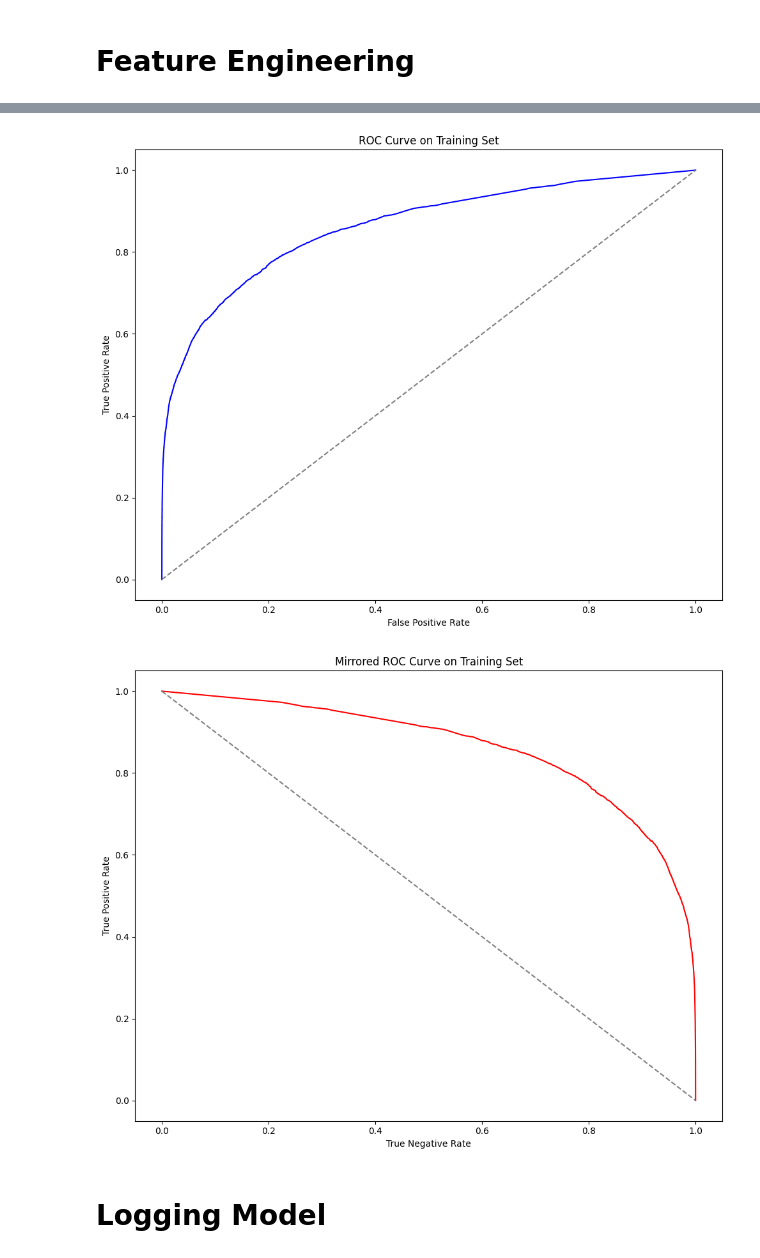
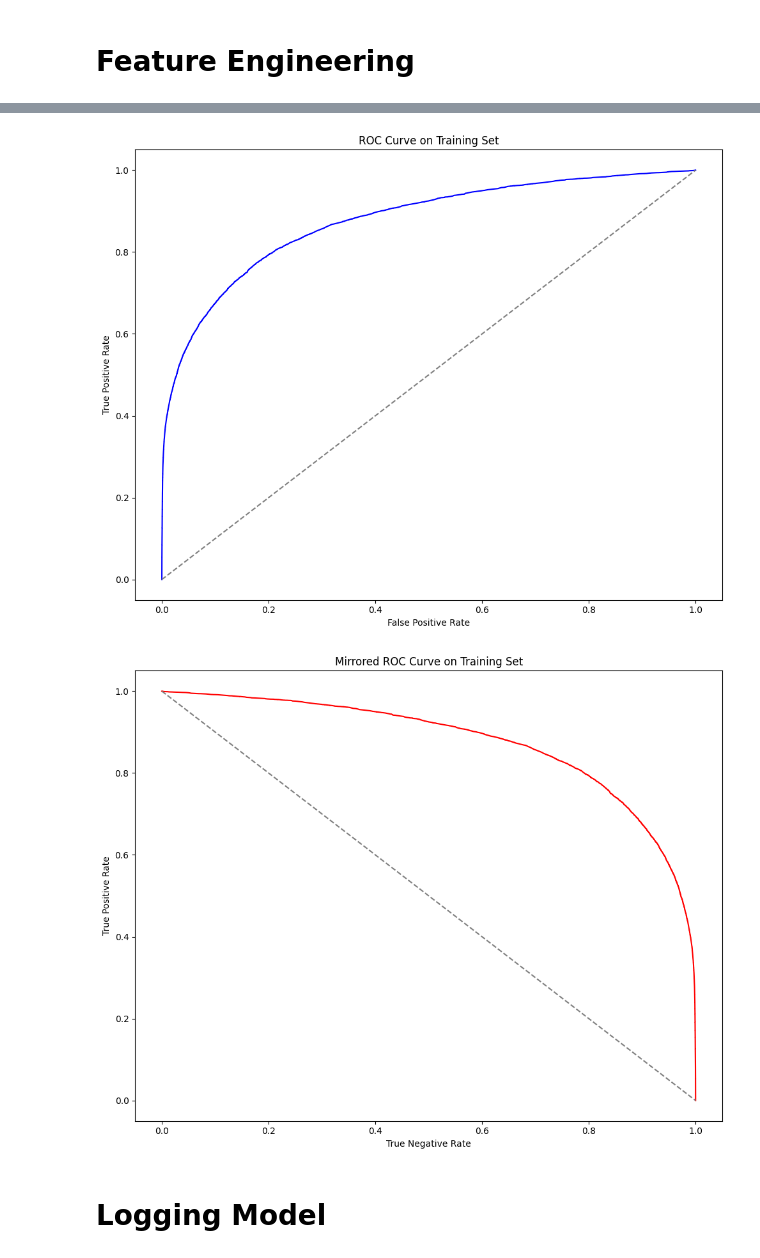
Before and after one commit to vvaza22/ml-assignment-2, a Jupyter notebook: model_experiment_GradientBoost.ipynb, the cells around one changed output, grey strips where cells are left out. Cells and saved outputs as stored; diff of their text form; code cells hidden in the pictures.

```diff
--- a/model_experiment_GradientBoost.ipynb
+++ b/model_experiment_GradientBoost.ipynb
@@ -135,7 +170,7 @@ class FillNAWithMedian(BaseEstimator, TransformerMixin):
 import category_encoders
 
 # Find every categorical feature in the data
-cat_feats = [feat for feat in X.columns if X[feat].dtype == "object"]
+cat_feats = [feat for feat in X_total.columns if X_total[feat].dtype == "object"]
 
 # Create woe encoder for the features
 woe_encoder = category_encoders.WOEEncoder(cols=cat_feats)
@@ -144,3 +240,11 @@ woe_encoder = category_encoders.WOEEncoder(cols=cat_feats)
+# %%
+# Specify parameters to try using GridSearch
+param_grid = {
+    "classifier__max_depth": [3],
+    "classifier__n_estimators": [30],
+    "classifier__learning_rate": [0.1, 0.5, 1, 1.5],
+    "classifier__max_features": [10, 20, 30]
+}
 # %%
 from sklearn.pipeline import Pipeline
 from sklearn.preprocessing import StandardScaler
@@ -165,10 +264,3 @@ def create_pipeline():
-# %%
-# Specify parameters to try using GridSearch
-param_grid = {
-    "classifier__max_depth": [3],
-    "classifier__n_estimators": [30],
-    "classifier__learning_rate": [0.1]
-}
 # %%
 from sklearn.model_selection import GridSearchCV, StratifiedKFold
 
@@ -178,4 +269,4 @@ pipeline = create_pipeline()
 grid_search = GridSearchCV(pipeline, param_grid, cv=kfold, scoring='roc_auc', return_train_score=True, verbose=3)
 # %%
-grid_search.fit(X, y)
+grid_search.fit(X_train, y_train)
 # %% [output]
@@ -251,9 +318,9 @@ def plot_roc(model, X, y):
 # %%
 best_pipeline = grid_search.best_estimator_
-plot_roc(best_pipeline, X, y)
+plot_roc(best_pipeline, X_train, y_train)
 # %% [output]
-[figure, old version]
+[figure, new version]
-[figure, old version]
+[figure, new version]
 # %% [markdown]
 # Logging Model
 # %%
```
Also changed, not shown: parts of 47 cells of this notebook.
